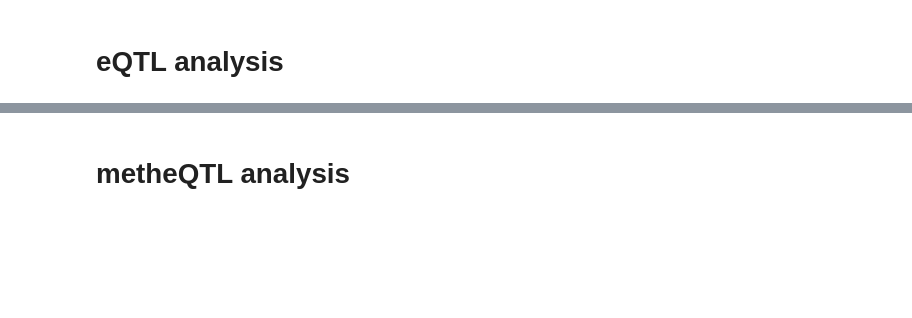
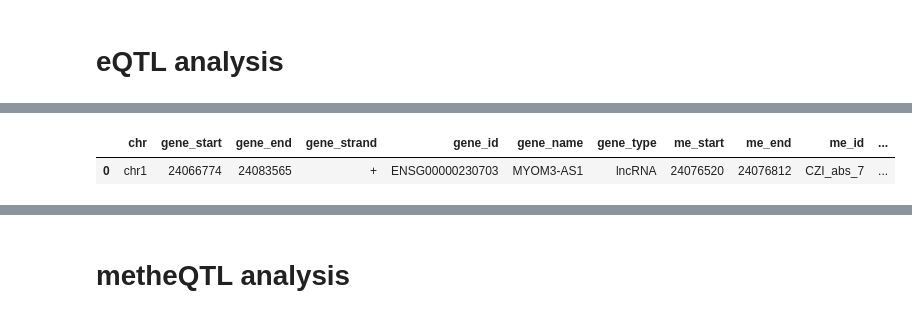
Before and after one commit to dmnburrows/me_polymorphisms, a Jupyter notebook: me_QTL.ipynb, the cells around one changed output, grey strips where cells are left out. Drawn from its saved outputs; the diff is of its cells as text; code cells hidden in the pictures; blank space fills up the shorter version.

```diff
--- a/me_QTL.ipynb
+++ b/me_QTL.ipynb
@@ -168,0 +257,5 @@ l1_all_df.rename(columns={3: 'region', 15: 'me_type', 17: 'genotype', 18: 'inser
+# %%
+curr
+# %% [output]
+|  | chr | gene_start | gene_end | gene_strand | gene_id | gene_name | gene_type | me_start | me_end | me_id | ... |
+| 0 | chr1 | 24066774 | 24083565 | + | ENSG00000230703 | MYOM3-AS1 | lncRNA | 24076520 | 24076812 | CZI_abs_7 | ... |
```
Also changed, not shown: parts of 26 cells of this notebook, 2 other files.
